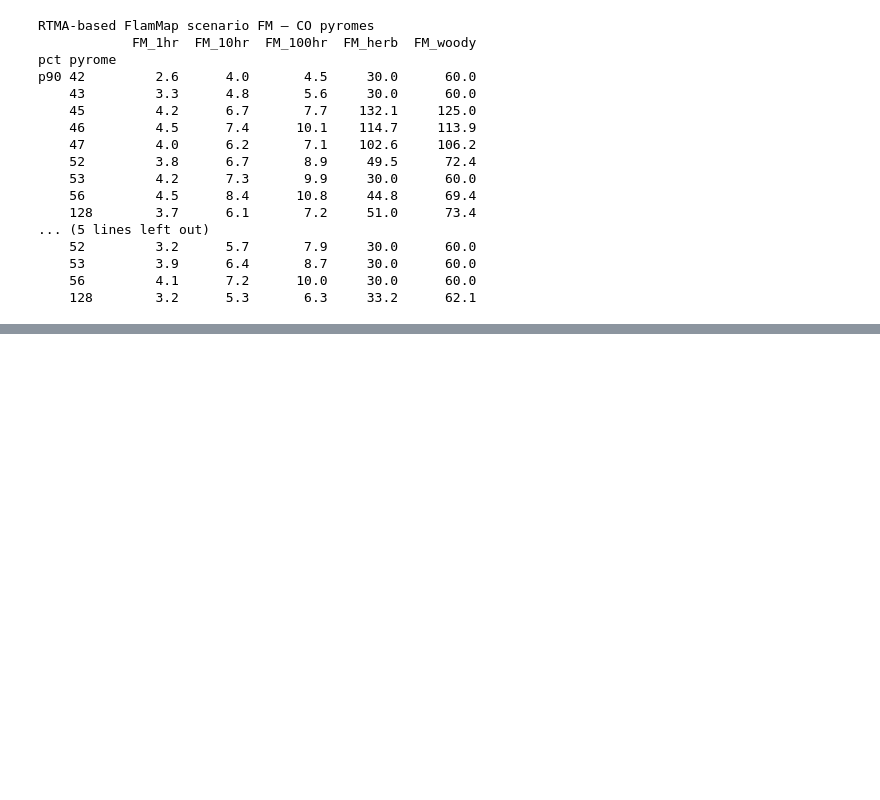
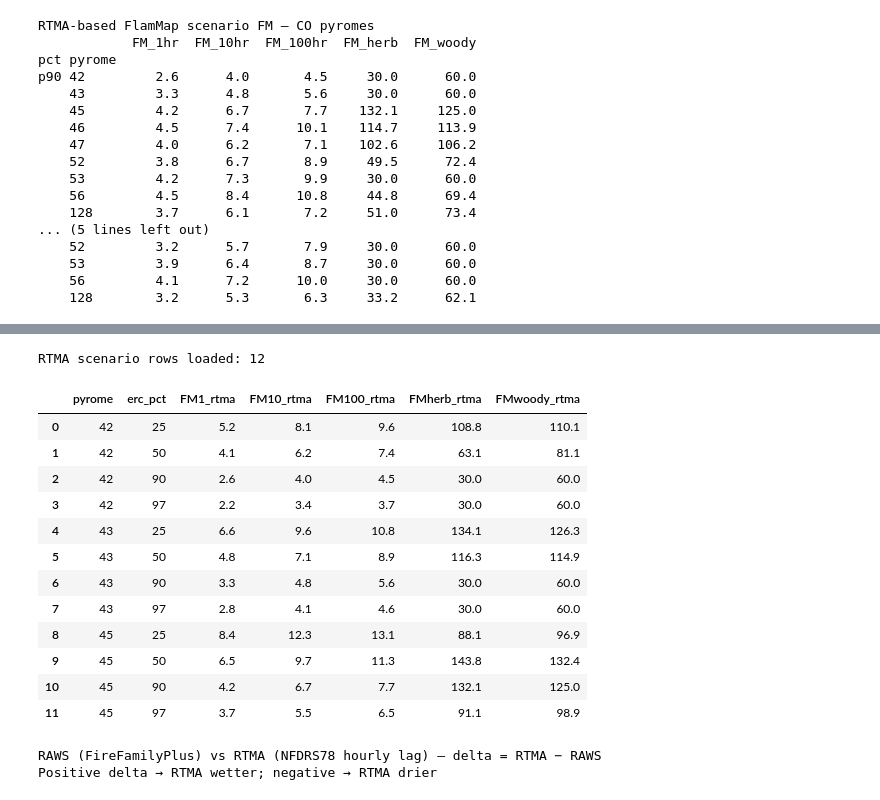
Before and after one commit to maxwellCcook/fb_tools, a Jupyter notebook: code/notebooks/00b_RTMA-FM.ipynb, the cells around one changed output, grey strips where cells are left out. Drawn from its saved outputs; the diff is of its cells as text; code cells hidden in the pictures; blank space fills up the shorter version.

```diff
--- a/code/notebooks/00b_RTMA-FM.ipynb
+++ b/code/notebooks/00b_RTMA-FM.ipynb
@@ -571,0 +653,72 @@ p90 42         2.6      4.0       4.5     30.0      60.0
+# %%
+# ── Load RTMA scenario cache (written by Sec 7) ────────────────────────────
+COMPARE_PYROMES = [42, 43, 45]   # pyromes containing the 7 RAWS stations
+PCT_MAP = {25: "p25", 50: "p50", 90: "p90", 97: "p97"}
+FM_KEY_MAP = {
+    "FM1_rtma":    "FM_1hr",
+    "FM10_rtma":   "FM_10hr",
+    "FM100_rtma":  "FM_100hr",
+    "FMherb_rtma": "FM_herb",
+    "FMwoody_rtma":"FM_woody",
+}
+
+rtma_rows = []
+for pid in COMPARE_PYROMES:
+    cache_path = OUT_DIR / f"pyrome_{pid}_flammap.json"
+    if not cache_path.exists():
+        print(f"  WARNING: {cache_path.name} not found — run Sec 7 first")
+        continue
+    with open(cache_path) as f:
+        cache = json.load(f)
+    scen = cache.get("scenarios", {})
+    for erc_pct, pkey in PCT_MAP.items():
+        if pkey not in scen:
+            continue
+        s = scen[pkey]
+        rtma_rows.append({
+            "pyrome":       pid,
+            "erc_pct":      erc_pct,
+            "FM1_rtma":     s.get("FM_1hr"),
+            "FM10_rtma":    s.get("FM_10hr"),
+            "FM100_rtma":   s.get("FM_100hr"),
+            "FMherb_rtma":  s.get("FM_herb"),
+            "FMwoody_rtma": s.get("FM_woody"),
+        })
+
+rtma_scen_df = pd.DataFrame(rtma_rows)
+print(f"RTMA scenario rows loaded: {len(rtma_scen_df)}")
+rtma_scen_df
+# %% [output]
+RTMA scenario rows loaded: 12
+|  | pyrome | erc_pct | FM1_rtma | FM10_rtma | FM100_rtma | FMherb_rtma | FMwoody_rtma |
+| 0 | 42 | 25 | 5.2 | 8.1 | 9.6 | 108.8 | 110.1 |
+| 1 | 42 | 50 | 4.1 | 6.2 | 7.4 | 63.1 | 81.1 |
+| 2 | 42 | 90 | 2.6 | 4.0 | 4.5 | 30.0 | 60.0 |
+| 3 | 42 | 97 | 2.2 | 3.4 | 3.7 | 30.0 | 60.0 |
+| 4 | 43 | 25 | 6.6 | 9.6 | 10.8 | 134.1 | 126.3 |
+| 5 | 43 | 50 | 4.8 | 7.1 | 8.9 | 116.3 | 114.9 |
+| 6 | 43 | 90 | 3.3 | 4.8 | 5.6 | 30.0 | 60.0 |
+| 7 | 43 | 97 | 2.8 | 4.1 | 4.6 | 30.0 | 60.0 |
+| 8 | 45 | 25 | 8.4 | 12.3 | 13.1 | 88.1 | 96.9 |
+| 9 | 45 | 50 | 6.5 | 9.7 | 11.3 | 143.8 | 132.4 |
+| 10 | 45 | 90 | 4.2 | 6.7 | 7.7 | 132.1 | 125.0 |
+| 11 | 45 | 97 | 3.7 | 5.5 | 6.5 | 91.1 | 98.9 |
+# %%
+# ── Comparison table: RAWS vs RTMA with delta ─────────────────────────────
+comp = raws_df.merge(rtma_scen_df, on=["pyrome", "erc_pct"], how="left")
+
+for var in ["FM1", "FM10", "FM100"]:
+    comp[f"{var}_delta"] = (comp[f"{var}_rtma"] - comp[f"{var}_raws"]).round(1)
+
+display_cols = [
+    "station", "pyrome", "erc_pct",
+    "FM1_raws",  "FM1_rtma",  "FM1_delta",
+    "FM10_raws", "FM10_rtma", "FM10_delta",
+    "FM100_raws","FM100_rtma","FM100_delta",
+]
+print("RAWS (FireFamilyPlus) vs RTMA (NFDRS78 hourly lag) — delta = RTMA − RAWS")
+print("Positive delta → RTMA wetter; negative → RTMA drier\n")
+# comp[display_cols].to_string(index=False)
+# %% [output]
+RAWS (FireFamilyPlus) vs RTMA (NFDRS78 hourly lag) — delta = RTMA − RAWS
+Positive delta → RTMA wetter; negative → RTMA drier
```
Also changed, not shown: parts of 4 cells of this notebook, 2 other files.
